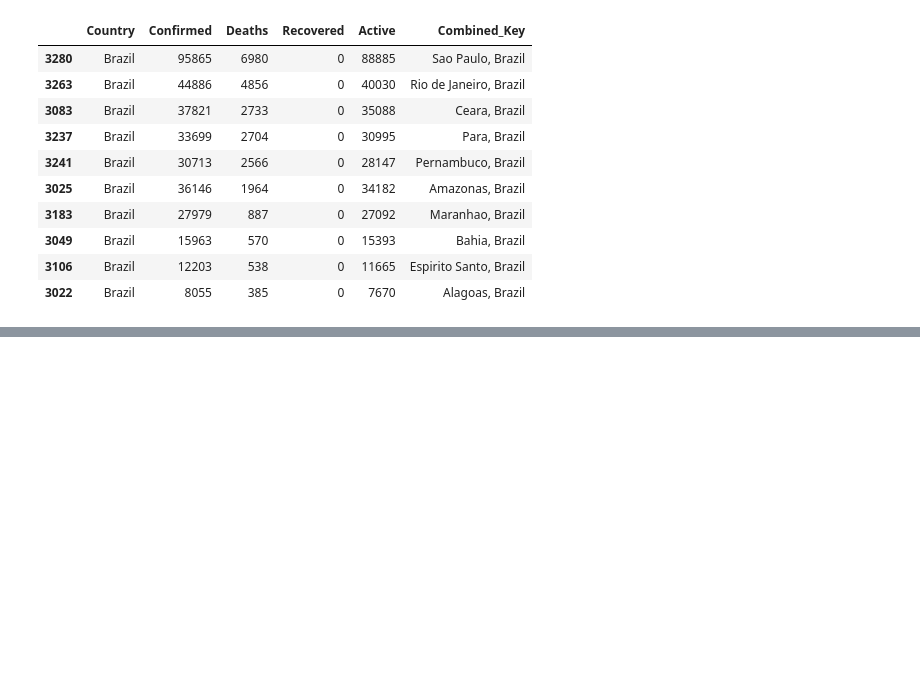
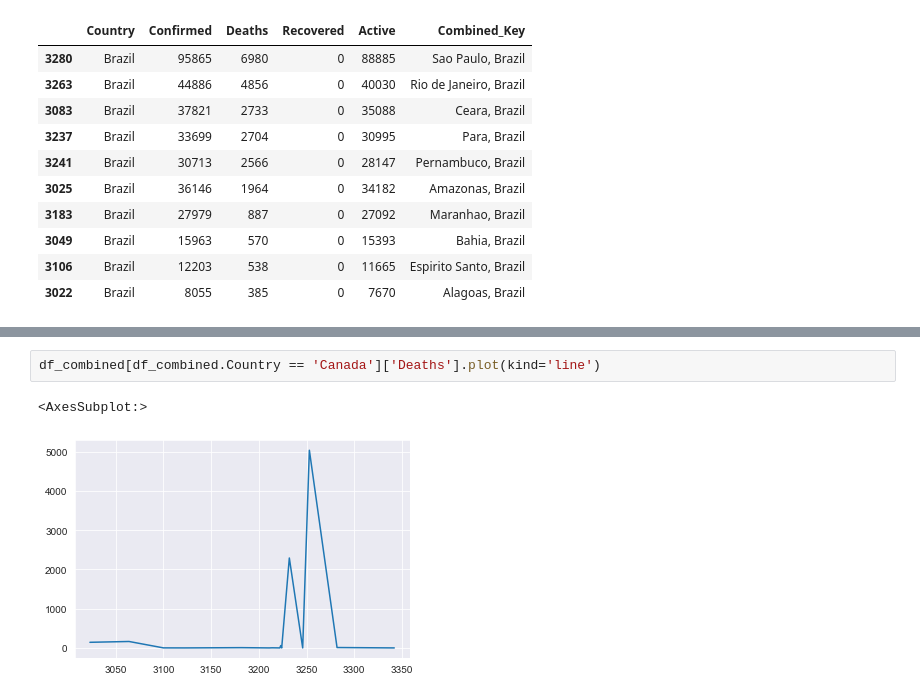
Before and after one commit to roblivesinottawa/analysis-covid-python, a Jupyter notebook: analysis-covid-python-workspace/notebooks/2020/05-28-2020.ipynb, the cells around one changed output, grey strips where cells are left out. Drawn from its saved outputs; the diff is of its cells as text; blank space fills up the shorter version.

```diff
--- a/analysis-covid-python-workspace/notebooks/2020/05-28-2020.ipynb
+++ b/analysis-covid-python-workspace/notebooks/2020/05-28-2020.ipynb
@@ -145,0 +294,5 @@ df[df.Country == 'Brazil'].sort_values(by='Deaths', ascending=False).head(10)
+# %%
+df_combined[df_combined.Country == 'Canada']['Deaths'].plot(kind='line')
+# %% [output]
+<AxesSubplot:>
+[figure, added]
```
Also changed, not shown: parts of 22 cells of this notebook.
